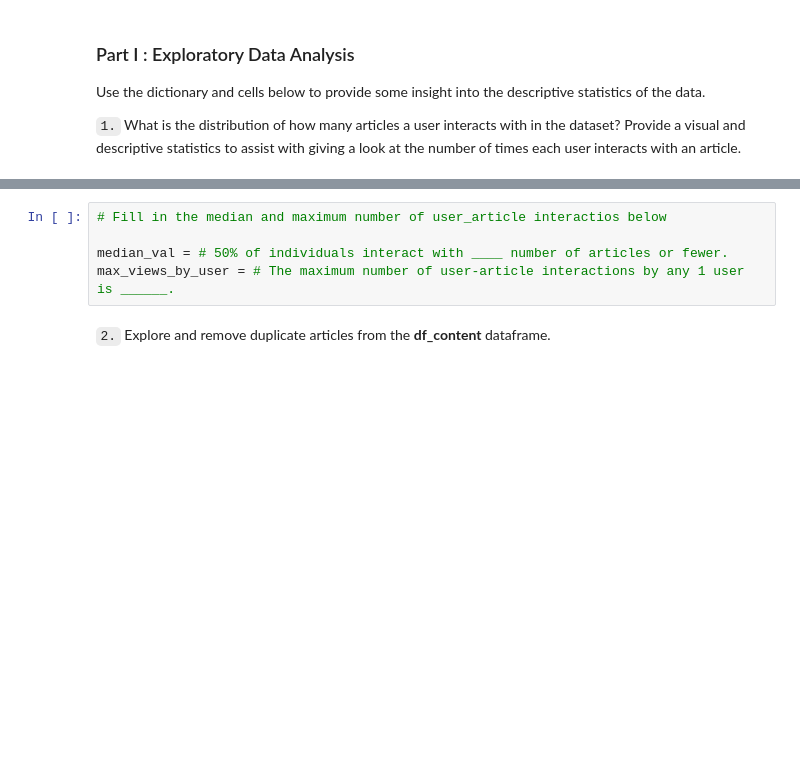
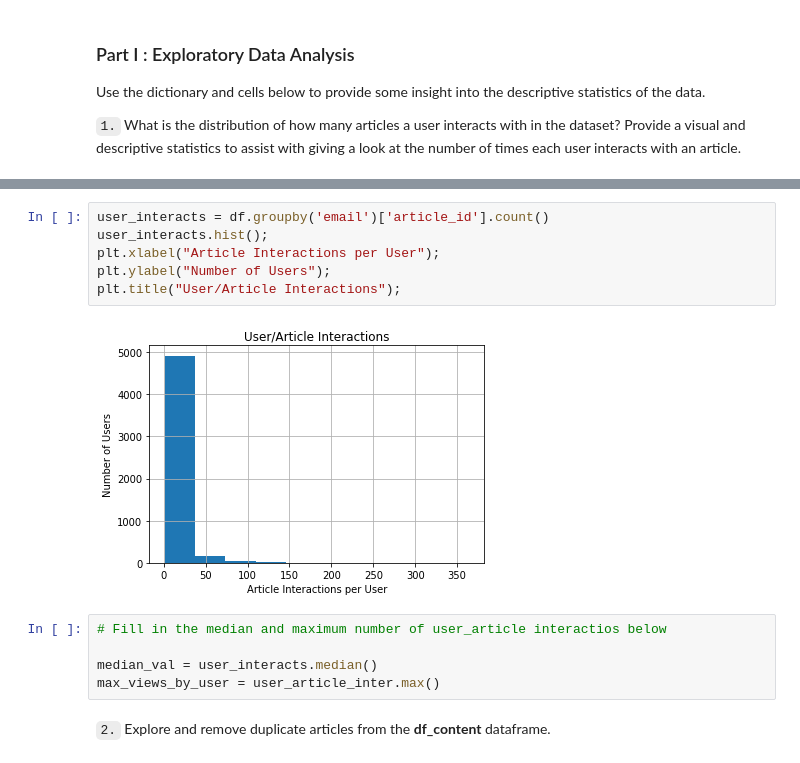
Before and after one commit to ciancronin/DSND_recommendations_with_ibm, a Jupyter notebook: Recommendations_with_IBM.ipynb, the cells around one changed output, grey strips where cells are left out. Saved outputs shown, nothing was run; the diff lists cells and outputs as text; blank space fills up the shorter version.

```diff
--- a/Recommendations_with_IBM.ipynb
+++ b/Recommendations_with_IBM.ipynb
@@ -61,8 +73,16 @@ Use the dictionary and cells below to provide some insight into the descriptive
+# %%
+user_interacts = df.groupby('email')['article_id'].count()
+user_interacts.hist();
+plt.xlabel("Article Interactions per User");
+plt.ylabel("Number of Users");
+plt.title("User/Article Interactions");
+# %% [output]
+[figure, added]
 # %%
 # Fill in the median and maximum number of user_article interactios below
 
-median_val = # 50% of individuals interact with ____ number of articles or fewer.
-max_views_by_user = # The maximum number of user-article interactions by any 1 user is ______.
+median_val = user_interacts.median()
+max_views_by_user = user_article_inter.max()
 # %% [markdown]
 `2.` Explore and remove duplicate articles from the **df_content** dataframe.
 # %%
```
Also changed, not shown: parts of 25 cells of this notebook.
